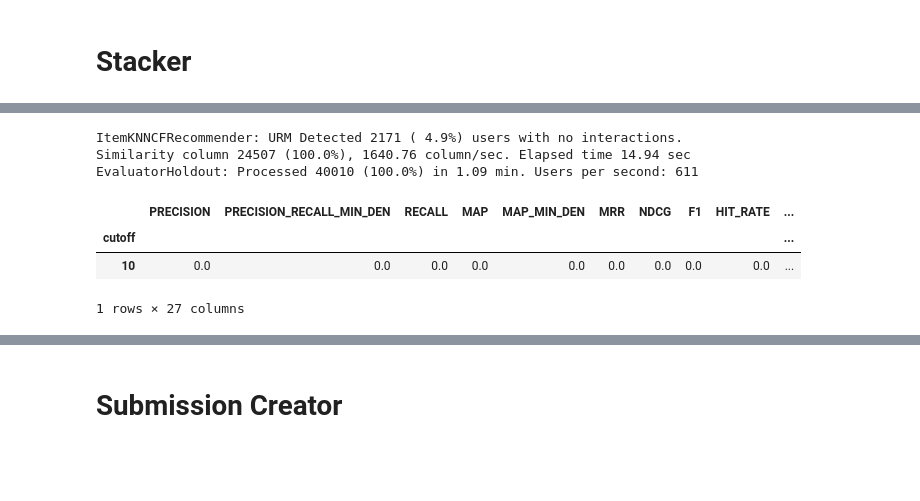
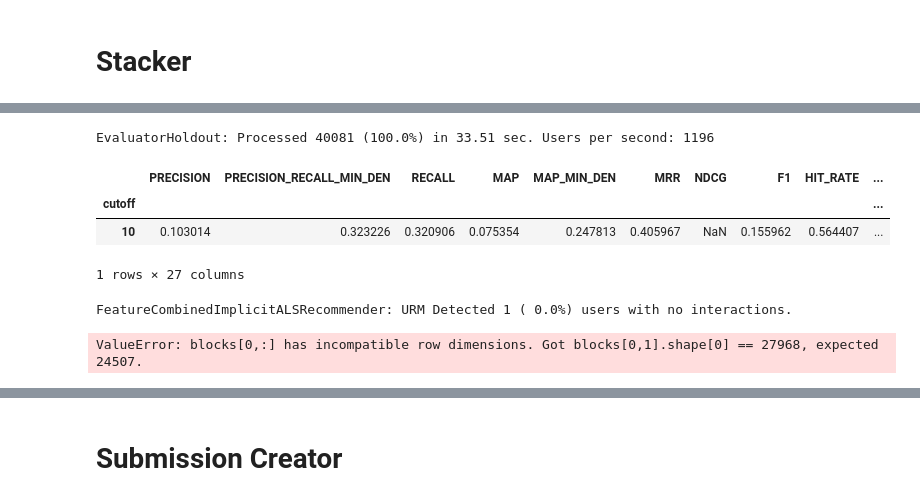
Before and after one commit to marcofasa/RecSys-Challenge-2022-Polimi, a Jupyter notebook: Utils/test.ipynb, the cells around one changed output, grey strips where cells are left out. Saved outputs shown, nothing was run; the diff lists cells and outputs as text; code cells hidden in the pictures; blank space fills up the shorter version.

Commit message:
Reader.py

```diff
--- a/Utils/test.ipynb
+++ b/Utils/test.ipynb
@@ -114,3 +99,10 @@ Unique FeatureID in the URM are 3
+# %%
+import Utils.Reader as Reader
+ICM_path='../data/rewatches.csv'
+
+ICM_all = Reader.load_ICM_rewatches(ICM_path)
+
+ICM_combined = Reader.combine(ICM=ICM_all, URM = URM_all)
 # %%
 #1
 # BEST MODEL UNTIL NOW
@@ -172,16 +133,54 @@ EvaluatorHoldout: Processed 40010 (100.0%) in 42.98 sec. Users per second: 931
 from Recommenders.KNN.ItemKNNCFRecommender import ItemKNNCFRecommender
 import Utils.Reader as Reader
 
-recommender_ItemKNNCF = ItemKNNCFRecommender(stacked_URM)
+recommender_ItemKNNCF = ItemKNNCFRecommender(ICM_combined.T)
 recommender_ItemKNNCF.fit()
 
 result_df, _ = evaluator_validation.evaluateRecommender(recommender_ItemKNNCF)
 result_df
-# %% [output]
-ItemKNNCFRecommender: URM Detected 2171 ( 4.9%) users with no interactions.
-Similarity column 24507 (100.0%), 1640.76 column/sec. Elapsed time 14.94 sec
-EvaluatorHoldout: Processed 40010 (100.0%) in 1.09 min. Users per second: 611
-|  | PRECISION | PRECISION_RECALL_MIN_DEN | RECALL | MAP | MAP_MIN_DEN | MRR | NDCG | F1 | HIT_RATE | ... |
-| cutoff |  |  |  |  |  |  |  |  |  | ... |
-| 10 | 0.0 | 0.0 | 0.0 | 0.0 | 0.0 | 0.0 | 0.0 | 0.0 | 0.0 | ... |
-1 rows × 27 columns
+# %%
+from Recommenders.RP3betaCBFRecommender import RP3betaCBFRecommender
+#4
+from Recommenders.KNN.ItemKNNCBFRecommender import ItemKNNCBFRecommender
+import Utils.Reader as Reader
+
+rp3betaCBF_recommender = RP3betaCBFRecommender(
+    URM_train=URM_train,
+    ICM_train=ICM_all,
+    verbose=False
+)
+
+rp3betaCBF_recommender.fit()
+result_df, _ = evaluator_validation.evaluateRecommender(rp3betaCBF_recommender)
+result_df
+# %% [output]
+EvaluatorHoldout: Processed 40081 (100.0%) in 33.51 sec. Users per second: 1196
+|  | PRECISION | PRECISION_RECALL_MIN_DEN | RECALL | MAP | MAP_MIN_DEN | MRR | NDCG | F1 | HIT_RATE | ... |
+| cutoff |  |  |  |  |  |  |  |  |  | ... |
+| 10 | 0.103014 | 0.323226 | 0.320906 | 0.075354 | 0.247813 | 0.405967 | NaN | 0.155962 | 0.564407 | ... |
+1 rows × 27 columns
+# %%
+from Recommenders.FeatureCombinedImplicitALSRecommender import FeatureCombinedImplicitALSRecommender
+#6
+IALS_recommender = FeatureCombinedImplicitALSRecommender(
+    URM_train=URM_train,
+    ICM_train=ICM_all,
+    verbose=True
+)
+IALS_recommender.fit(
+    factors=500,
+    regularization=0.01,
+    use_gpu=False,
+    iterations=94,
+    num_threads=6,
+    confidence_scaling=Reader.linear_scaling_confidence,
+    **{
+        'URM': {"alpha": 50},
+        'ICM': {"alpha": 50}
+    }
+)
+result_df, _ = evaluator_validation.evaluateRecommender(IALS_recommender)
+result_df
+# %% [output]
+FeatureCombinedImplicitALSRecommender: URM Detected 1 ( 0.0%) users with no interactions.
+ValueError: blocks[0,:] has incompatible row dimensions. Got blocks[0,1].shape[0] == 27968, expected 24507.
```
Also changed, not shown: parts of 10 cells of this notebook, 3 other files.
